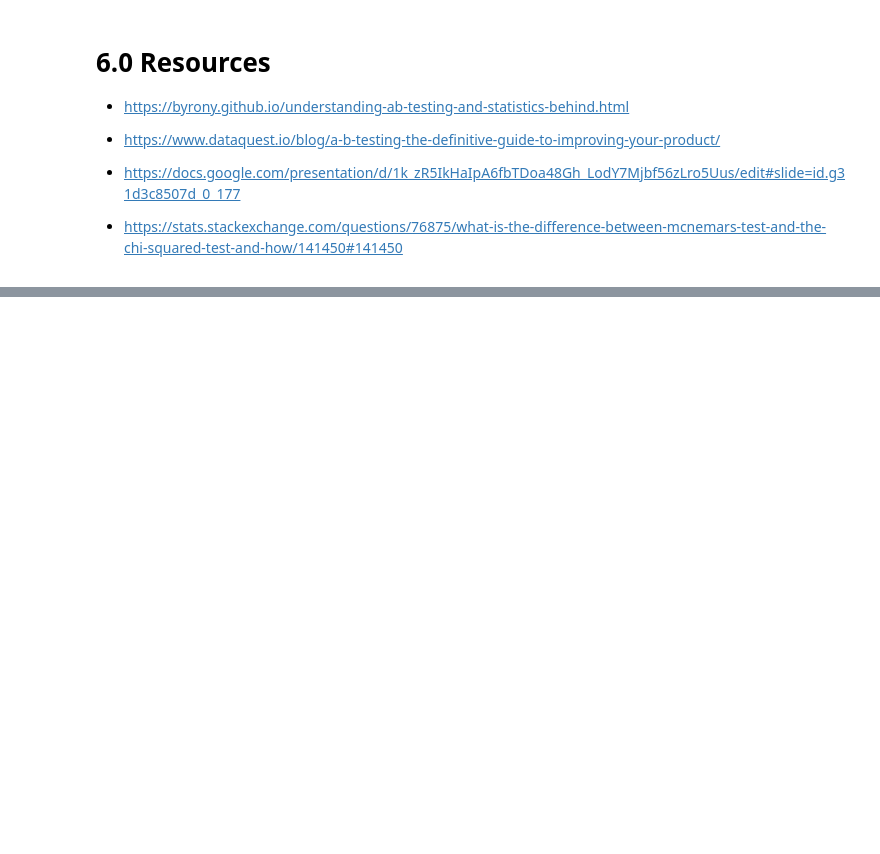
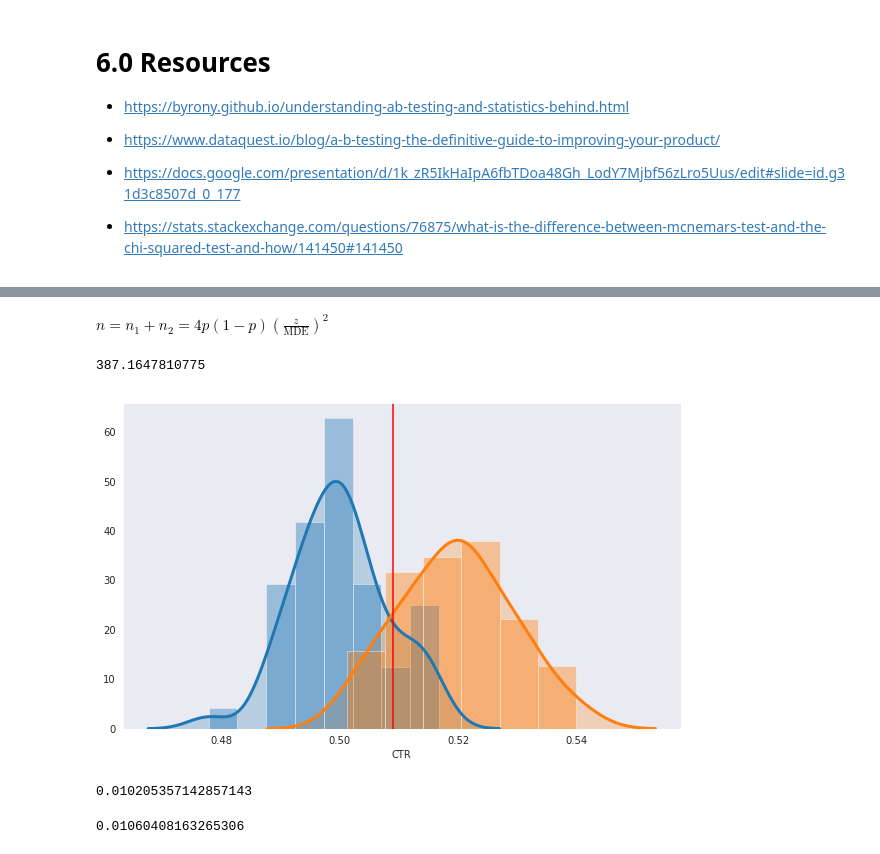
Before and after one commit to CloudChaoszero/Presentations, a Jupyter notebook: PyBayTalks/2019/AB-Testing-Python/Code/ABTesting.ipynb, the cells around one changed output, grey strips where cells are left out. Saved outputs shown, nothing was run; the diff lists cells and outputs as text; code cells hidden in the pictures; blank space fills up the shorter version.

```diff
--- a/PyBayTalks/2019/AB-Testing-Python/Code/ABTesting.ipynb
+++ b/PyBayTalks/2019/AB-Testing-Python/Code/ABTesting.ipynb
@@ -732,0 +738,2 @@ distribution_plot(campaign2['Click'], 'PersonDoe-Campaign2019-2')
+# %% [markdown]
+$n = n_1 + n_2 = 4 p(1-p)(\tfrac{z}{\text{MDE}})^2 $
@@ -732,0 +742,26 @@ distribution_plot(campaign2['Click'], 'PersonDoe-Campaign2019-2')
+# %%
+n_sampleEst
+# %% [output]
+387.1647810775
+# %%
+import matplotlib.animation as animation
+Writer = animation.writers['ffmpeg']
+writer = Writer(fps=20, metadata=dict(artist='Me'), bitrate=1800)
+def animate(i):
+    data = overdose.iloc[:int(i+1)] #select data range
+    p = sns.lineplot(x=data.index, y=data[title], data=data, color="r")
+    p.tick_params(labelsize=17)
+    plt.setp(p.lines,linewidth=7)
+# %%
+fig = plt.figure(figsize=(10,6))
+
+sns.distplot( campaign1['CTR'], hist=True, kde=True, \
+                 kde_kws = {'shade': True, 'linewidth': 3})
+sns.distplot(campaign2['CTR'], hist=True, kde=True,\
+           kde_kws={'shade':True, 'linewidth':3})
+plt.axvline(.509,color ='red')
+plt.show()
+ani = animation.FuncAnimation(fig, \
+                    animate, frames=17, repeat=True)
+# %% [output]
+[figure, added]
@@ -732,0 +775,8 @@ distribution_plot(campaign2['Click'], 'PersonDoe-Campaign2019-2')
+# %%
+p1
+# %% [output]
+0.010205357142857143
+# %%
+p2
+# %% [output]
+0.01060408163265306
```
Also changed, not shown: parts of 14 cells of this notebook.
